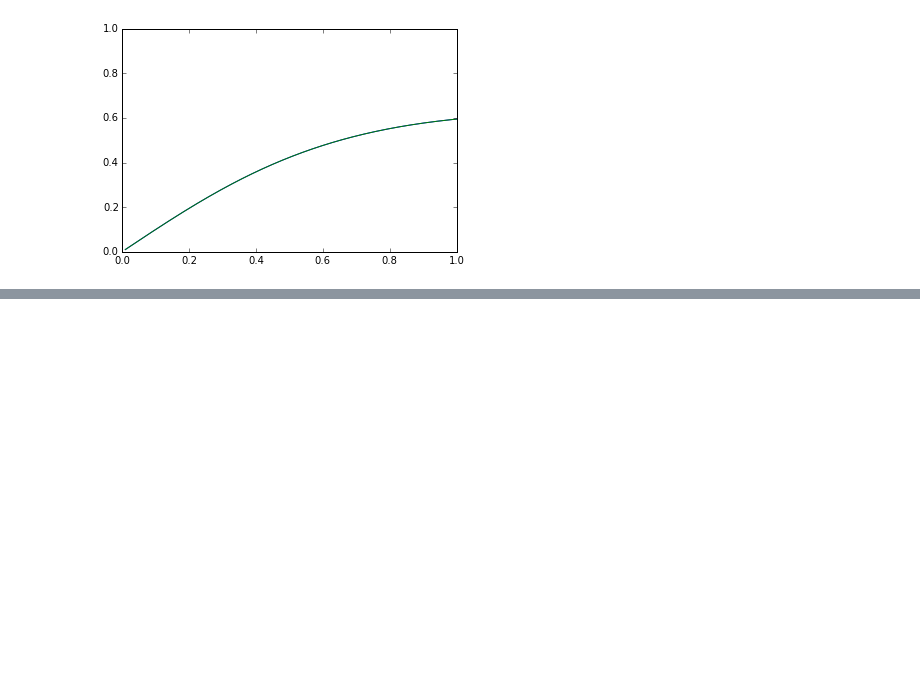
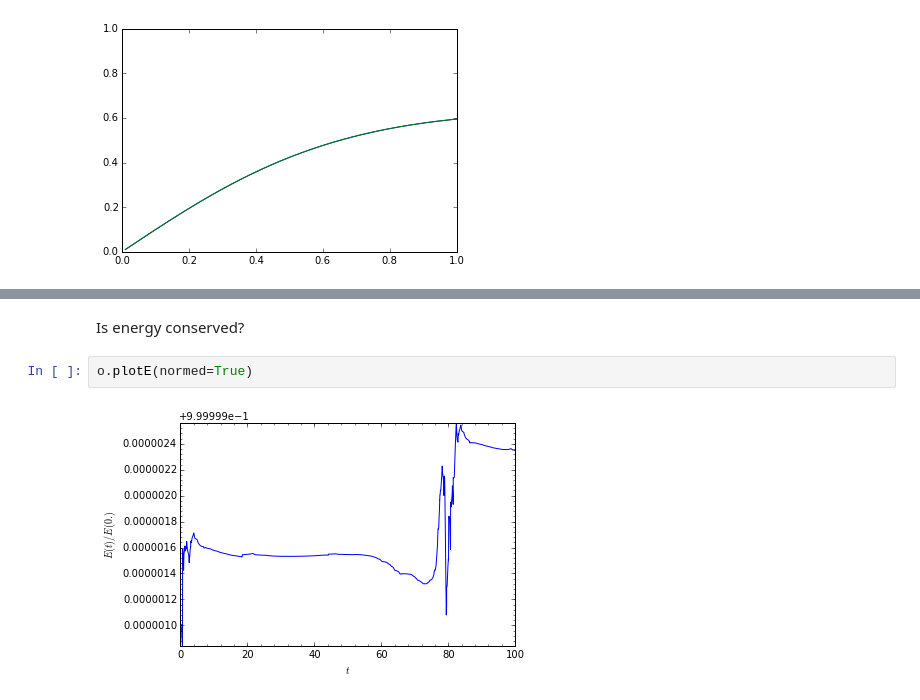
Before and after one commit to SeaifanAladdin/galpy-notebook, a Jupyter notebook: galpy/KuzminDiskPotential.ipynb, the cells around one changed output, grey strips where cells are left out. Saved outputs shown, nothing was run; the diff lists cells and outputs as text; blank space fills up the shorter version.

```diff
--- a/galpy/KuzminDiskPotential.ipynb
+++ b/galpy/KuzminDiskPotential.ipynb
@@ -34,0 +50,6 @@ kd.plotRotcurve(overplot=True)
+# %% [markdown]
+Is energy conserved?
+# %%
+o.plotE(normed=True)
+# %% [output]
+[figure, added]
```
Also changed, not shown: parts of 9 cells of this notebook.
